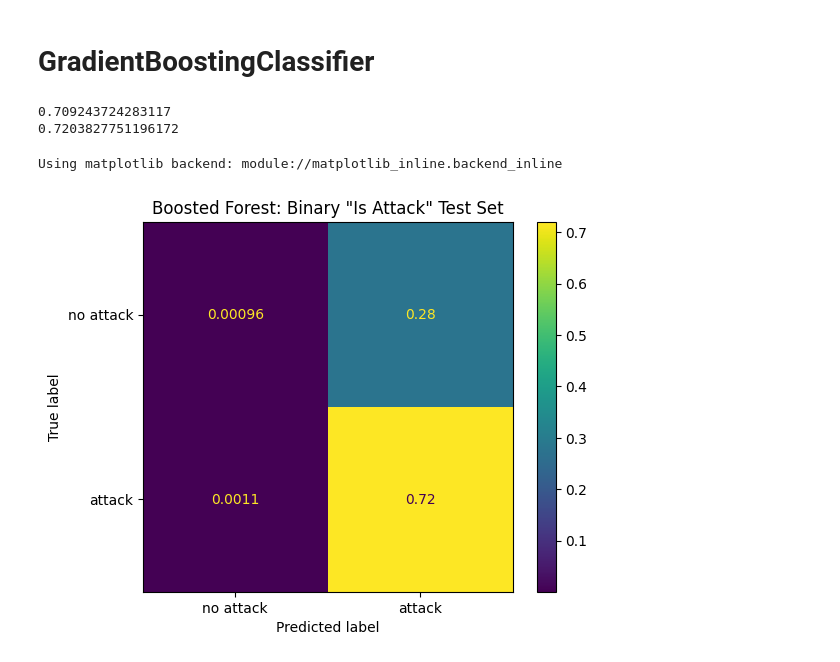
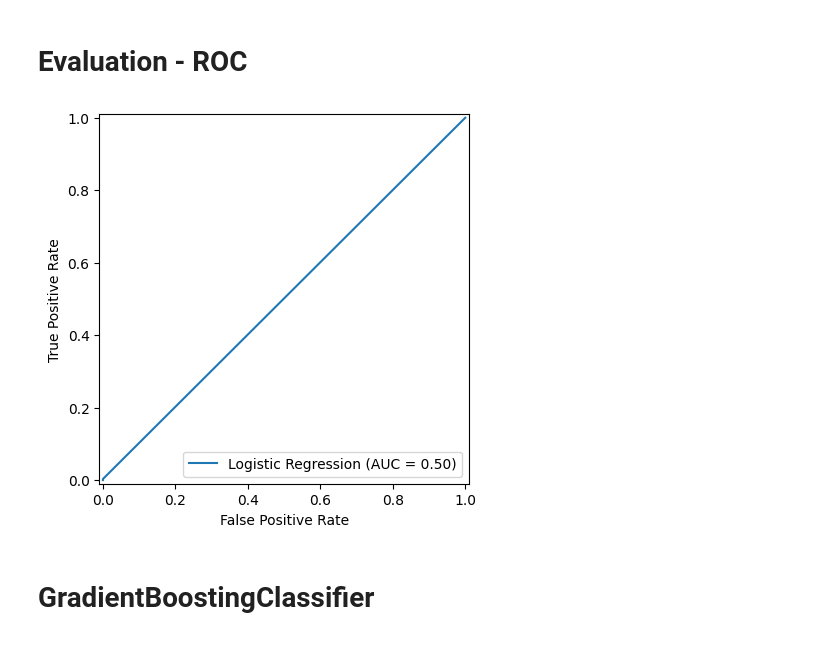
Before and after one commit to kmazurczyk/power-grid-time-series-classification, a Jupyter notebook: notebooks/random_forest.ipynb, the cells around one changed output. Drawn from its saved outputs; the diff is of its cells as text; code cells hidden in the pictures.

Commit message:
experimentation pipeline and cleanup

```diff
--- a/notebooks/random_forest.ipynb
+++ b/notebooks/random_forest.ipynb
@@ -164,0 +35,2 @@ scaler__R1_Phase_C_pos_neg_zero_power_wave feature importance: 0.002623752997449
+# %%
+random_state = int(os.getenv('RANDOM_SEED'))
@@ -164,0 +39,7 @@ scaler__R1_Phase_C_pos_neg_zero_power_wave feature importance: 0.002623752997449
+# %%
+csv_file = load_data.combined_csv
+
+df = load_data.load_from_csv(csv_file)
+
+pd.set_option('display.max_columns', df.shape[1])
+pd.set_option('display.max_rows', df.shape[0])
@@ -164,0 +56,12 @@ scaler__R1_Phase_C_pos_neg_zero_power_wave feature importance: 0.002623752997449
+# %%
+features = models.FeatureStore(df)
+
+X_features = [['R1_Phase_A_power_wave'], features.R1_waves, features.R1_R2_waves] # features.all_power_waves
+y_features = [features.y_binary, features.y_tertiary, features.y_broad_class, features.y_full_class]
+# %%
+# TRAINING WITH TIME SERIES CROSS VALIDATION
+timecv = TimeSeriesSplit(n_splits=5)
+clf = RandomForestClassifier(random_state=random_state)
+
+exp = models.SK_Classification_Experiment(df, X_features, y_features, estimators=[clf])
+exp.run_experiments()
@@ -165,28 +179,17 @@ scaler__R1_Phase_C_pos_neg_zero_power_wave feature importance: 0.002623752997449
+# %% [markdown]
+# Evaluation - ROC
+# %%
+# binary example again
+y_true = exp.experiment_scores[4]['train_true']
+y_pred = exp.experiment_scores[4]['train_pred']
+labels = exp.experiment_scores[4]['y_classes']
+
+fpr, tpr, thresholds = roc_curve(y_true, y_pred)
+roc_auc = auc(fpr, tpr)
+curve = RocCurveDisplay(fpr=fpr, tpr=tpr, roc_auc=roc_auc,estimator_name='Logistic Regression')
+curve.plot()
+plt.show()
+# %% [output]
+[figure, added]
 # %% [markdown]
 # GradientBoostingClassifier
-# %%
-clf = Pipeline([
-    ('preprocessor', preprocessor),
-    ('estimator', GradientBoostingClassifier(random_state=random_seed))
-])
-
-clf.fit(X_train, y_train)
-print(clf.score(X_train, y_train))
-print(clf.score(X_test, y_test))
-# %% [output]
-0.709243724283117
-0.7203827751196172
-# %%
-%matplotlib
-ConfusionMatrixDisplay.from_estimator(
-        clf,
-        X_test,
-        y_test,
-        display_labels=['no attack','attack'],
-        normalize='all',
-    )
-plt.title('Boosted Forest: Binary "Is Attack" Test Set')
-plt.show()
-# %% [output]
-Using matplotlib backend: module://matplotlib_inline.backend_inline
-[figure, removed]
```
Also changed, not shown: parts of 62 cells of this notebook, 6 other files.
